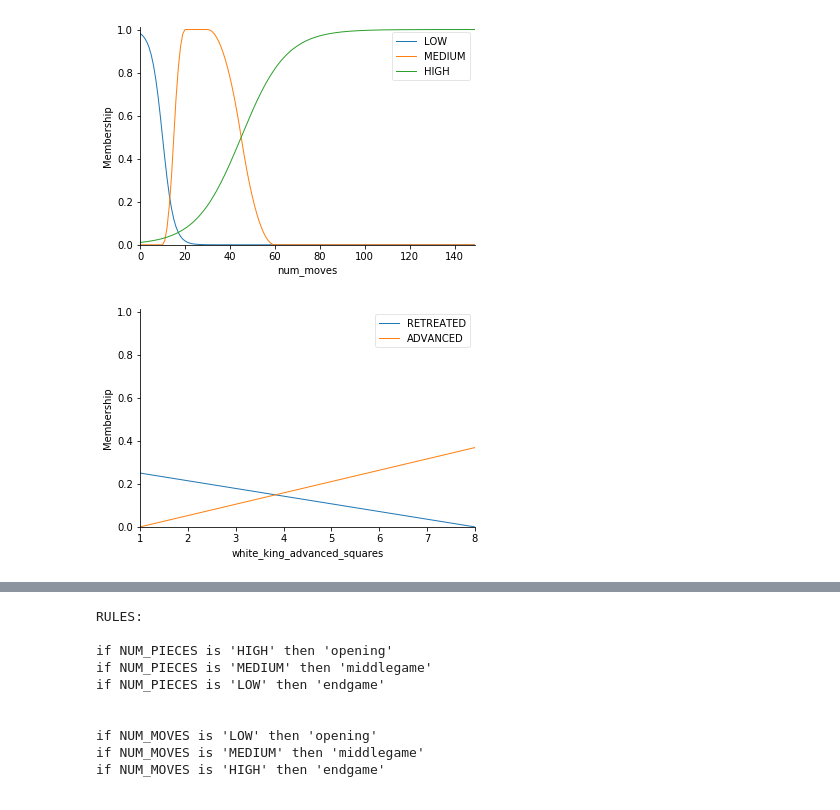
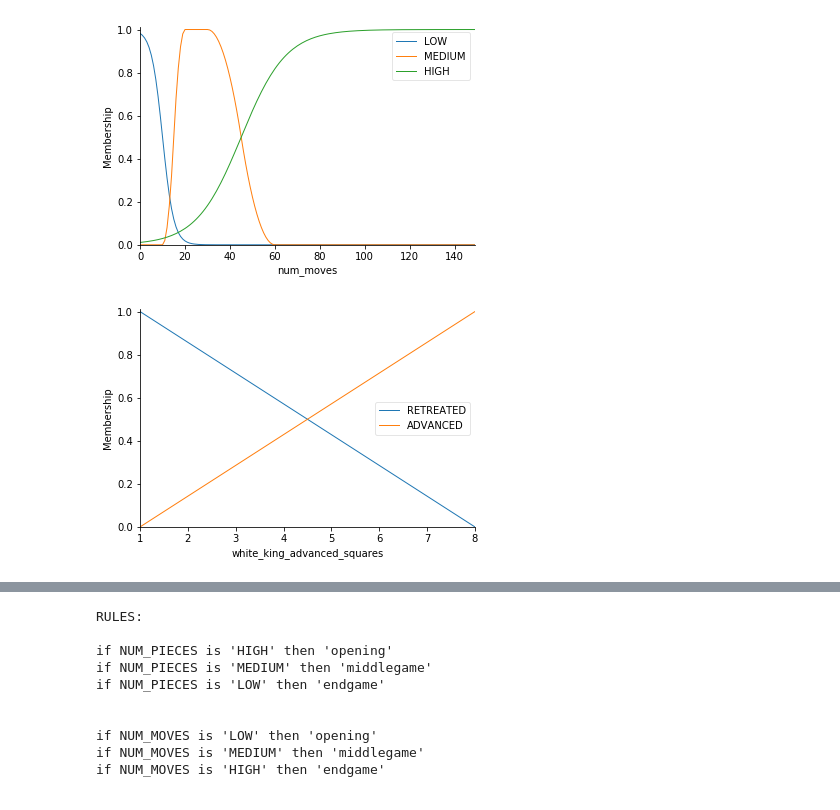
Before and after one commit to DaveFerBear/chess_ai, a Jupyter notebook: notebooks/FuzzyExperiments.ipynb, the cells around one changed output, grey strips where cells are left out. Drawn from its saved outputs; the diff is of its cells as text; code cells hidden in the pictures.

```diff
--- a/notebooks/FuzzyExperiments.ipynb
+++ b/notebooks/FuzzyExperiments.ipynb
@@ -42,12 +42,12 @@ num_moves.view()
 # %% [output]
 [figure]
 # %%
-a = fuzz.trimf(black_king_advanced_squares.universe, [-20,-20,8])
-b = fuzz.trimf(black_king_advanced_squares.universe, [1,20,20])
+a = fuzz.trimf(black_king_advanced_squares.universe, [1,1,8])
+b = fuzz.trimf(black_king_advanced_squares.universe, [1,8,8])
 white_king_advanced_squares['RETREATED'] = a
 white_king_advanced_squares['ADVANCED'] = b
 black_king_advanced_squares['RETREATED'] = a
 black_king_advanced_squares['ADVANCED'] = b
 white_king_advanced_squares.view()
 # %% [output]
-[figure, old version]
+[figure, new version]
```
Also changed, not shown: parts of 4 cells of this notebook.
